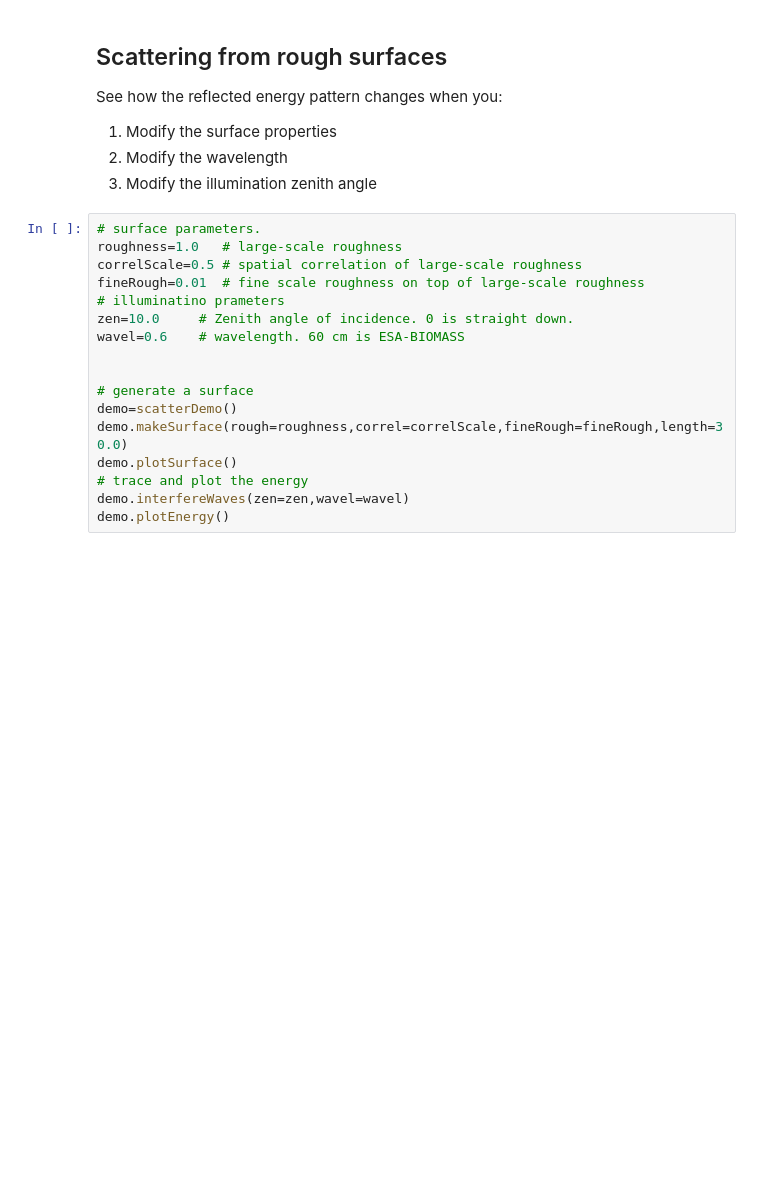
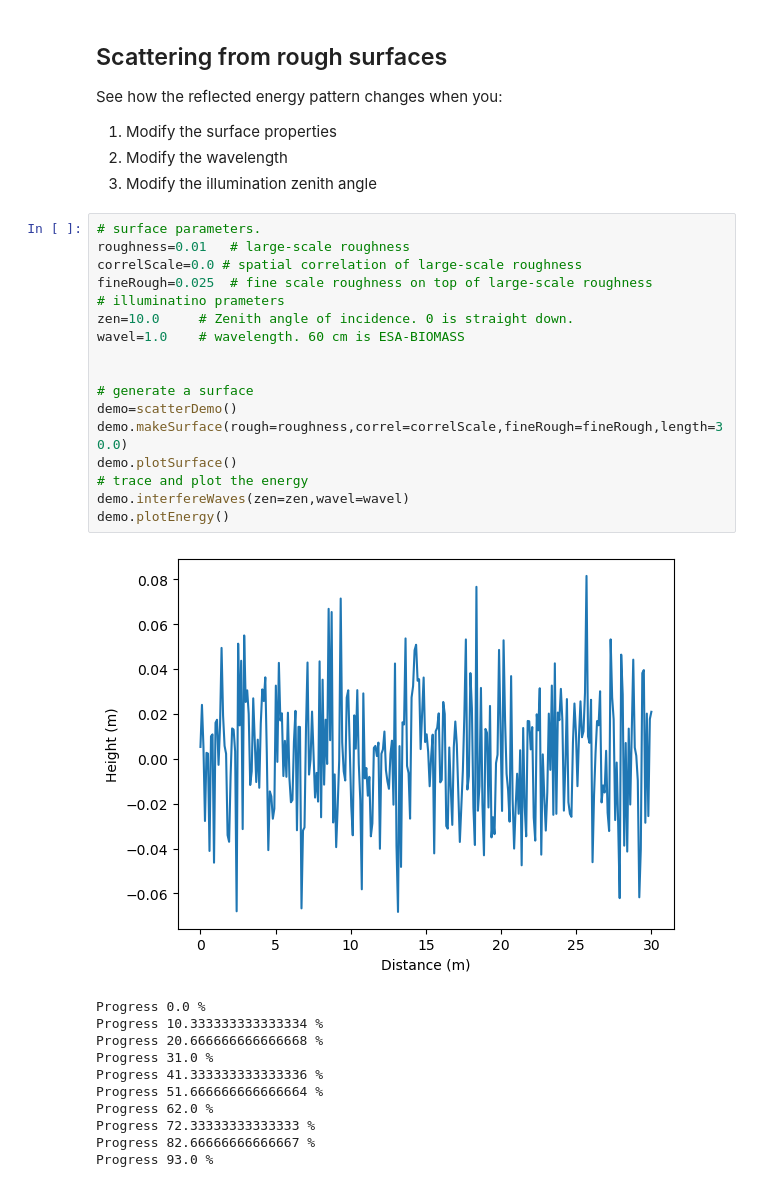
Before and after one commit to edinburgh-university-OOSA/active_sensing, a Jupyter notebook: 03_em_scattering/scatter_demonstration.ipynb, the cells around one changed output. Cells and saved outputs as stored; diff of their text form; blank space fills up the shorter version.

```diff
--- a/03_em_scattering/scatter_demonstration.ipynb
+++ b/03_em_scattering/scatter_demonstration.ipynb
@@ -60,18 +74,30 @@ See how the reflected energy pattern changes when you:
 3) Modify the illumination zenith angle
 # %%
 # surface parameters.
-roughness=1.0   # large-scale roughness
-correlScale=0.5 # spatial correlation of large-scale roughness
-fineRough=0.01  # fine scale roughness on top of large-scale roughness
+roughness=0.01   # large-scale roughness
+correlScale=0.0 # spatial correlation of large-scale roughness
+fineRough=0.025  # fine scale roughness on top of large-scale roughness
 # illuminatino prameters
 zen=10.0     # Zenith angle of incidence. 0 is straight down.
-wavel=0.6    # wavelength. 60 cm is ESA-BIOMASS
+wavel=1.0    # wavelength. 60 cm is ESA-BIOMASS
 
 
 # generate a surface
 demo=scatterDemo()
 demo.makeSurface(rough=roughness,correl=correlScale,fineRough=fineRough,length=30.0)
 demo.plotSurface()
 # trace and plot the energy
 demo.interfereWaves(zen=zen,wavel=wavel)
 demo.plotEnergy()
+# %% [output]
+[figure, added]
+Progress 0.0 %
+Progress 10.333333333333334 %
+Progress 20.666666666666668 %
+Progress 31.0 %
+Progress 41.333333333333336 %
+Progress 51.666666666666664 %
+Progress 62.0 %
+Progress 72.33333333333333 %
+Progress 82.66666666666667 %
+Progress 93.0 %
```
Also changed, not shown: parts of 5 cells of this notebook.
